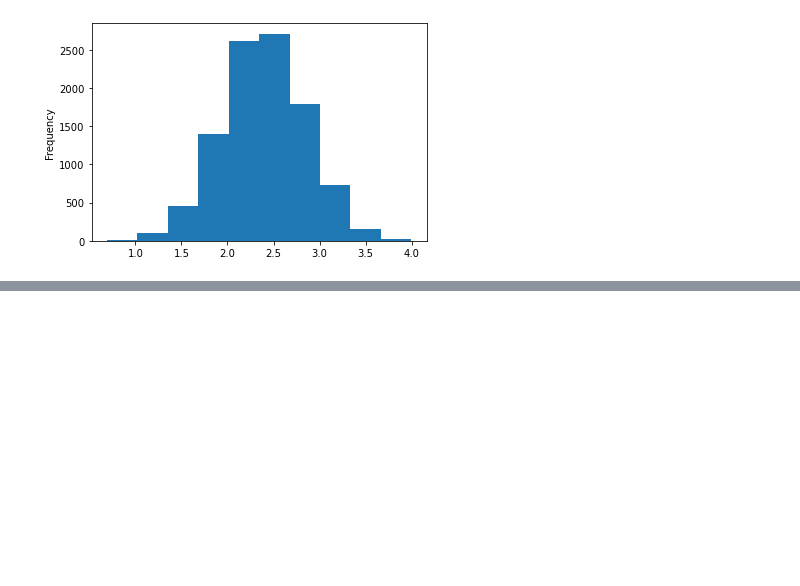
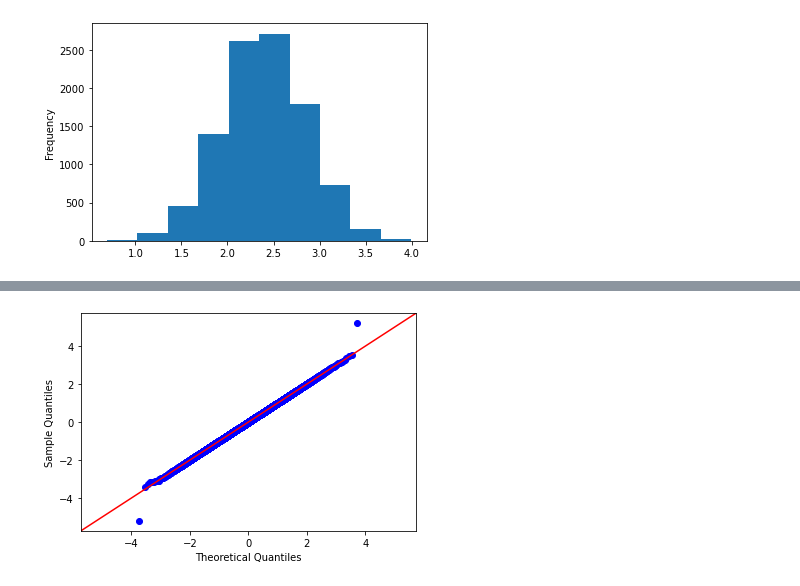
Before and after one commit to SOWMIYA2003/EX-06-Feature-Transformation, a Jupyter notebook: data.ipynb, the cells around one changed output, grey strips where cells are left out. Saved outputs shown, nothing was run; the diff lists cells and outputs as text; code cells hidden in the pictures; blank space fills up the shorter version.

```diff
--- a/data.ipynb
+++ b/data.ipynb
@@ -293,0 +298,6 @@ plt.show()
+# %%
+df["HighlyNegativeSkew"]=pd.DataFrame(qt.fit_transform(df[["Highly Negative Skew"]]))
+sm.qqplot(df["HighlyNegativeSkew"],line='45')
+plt.show()
+# %% [output]
+[figure, added]
```
Also changed, not shown: parts of 5 cells of this notebook, 5 other files.
